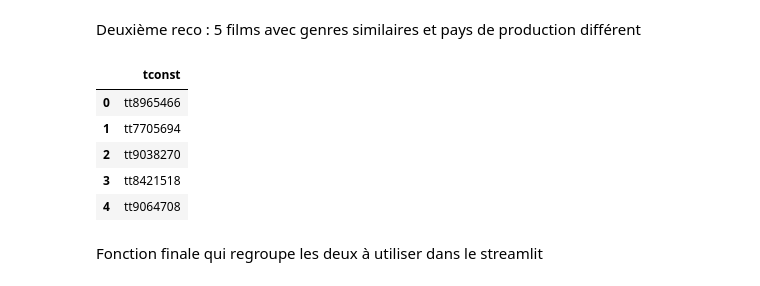
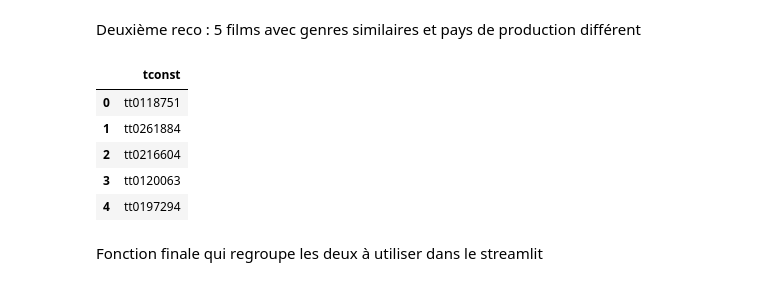
Before and after one commit to jpvt-data/AlgoCinema, a Jupyter notebook: machine learning/BIG_DF_ML.ipynb, the cells around one changed output. Drawn from its saved outputs; the diff is of its cells as text; code cells hidden in the pictures.

```diff
--- a/machine learning/BIG_DF_ML.ipynb
+++ b/machine learning/BIG_DF_ML.ipynb
@@ -485,14 +485,14 @@ def recommandation2(tconst):
 
     return selection
 # %%
-recommandation2('tt8852130')
+recommandation2('tt0120338')
 # %% [output]
 |  | tconst |
-| 0 | tt8965466 |
-| 1 | tt7705694 |
-| 2 | tt9038270 |
-| 3 | tt8421518 |
-| 4 | tt9064708 |
+| 0 | tt0118751 |
+| 1 | tt0261884 |
+| 2 | tt0216604 |
+| 3 | tt0120063 |
+| 4 | tt0197294 |
 # %% [markdown]
 Fonction finale qui regroupe les deux à utiliser dans le streamlit
 # %%
```
Also changed, not shown: parts of 3 cells of this notebook.
